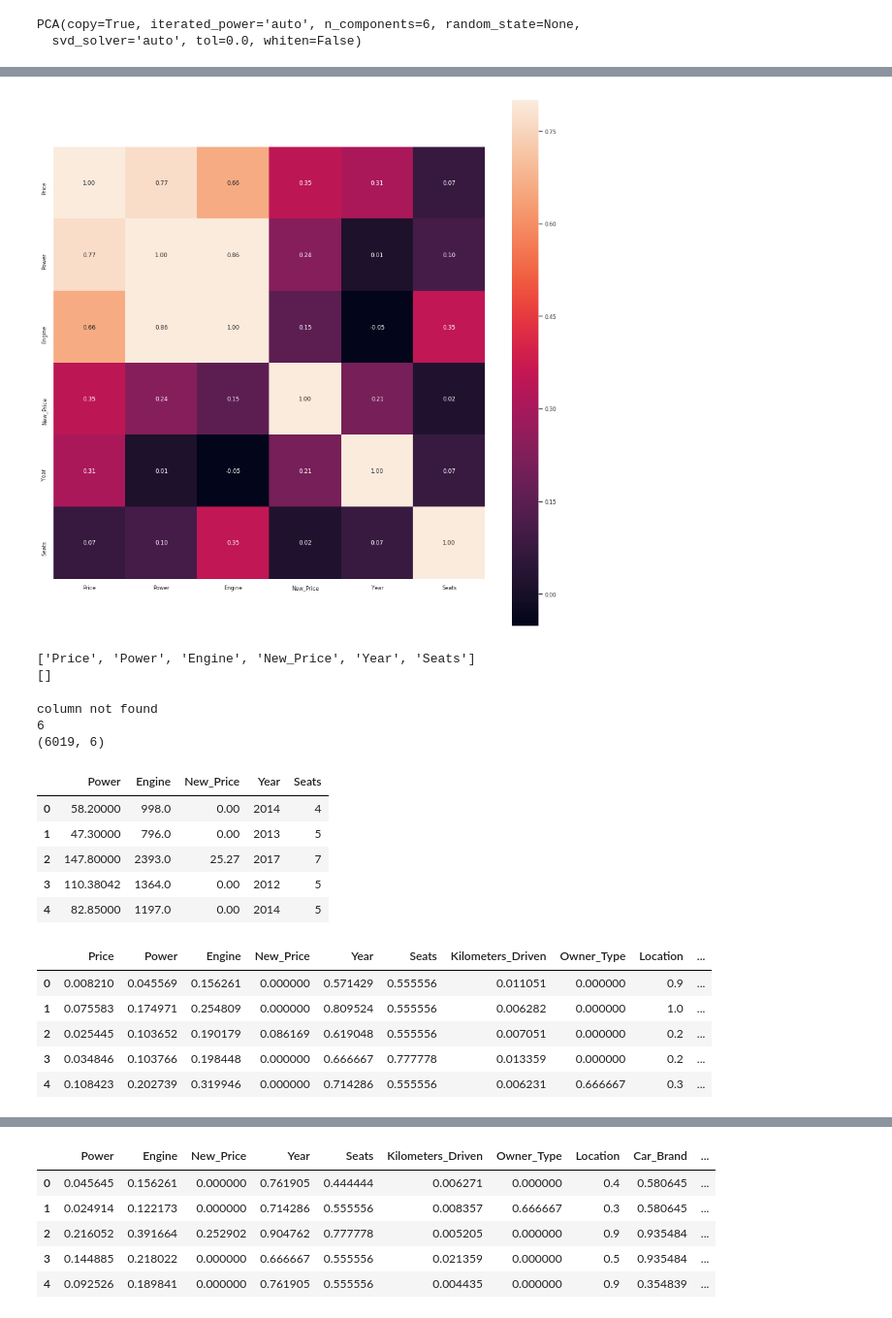
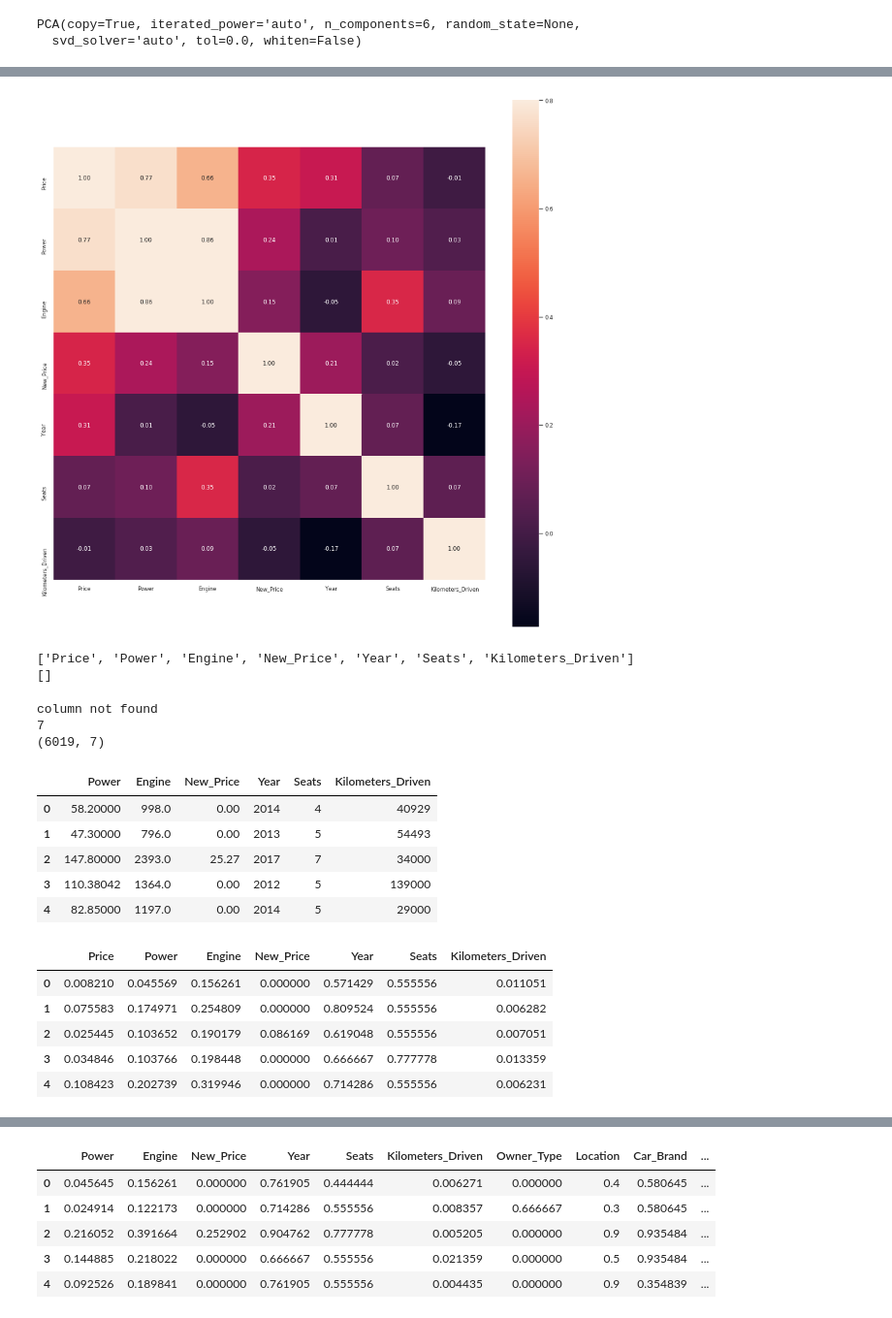
Before and after one commit to koushik-elite/Udacity-samples, a Jupyter notebook: Predicting The Costs Of Used Cars.ipynb, the cells around one changed output, grey strips where cells are left out. Shown at 97% size. Drawn from its saved outputs; the diff is of its cells as text; code cells hidden in the pictures.

```diff
--- a/Predicting The Costs Of Used Cars.ipynb
+++ b/Predicting The Costs Of Used Cars.ipynb
@@ -237,23 +260,23 @@ plt.plot(var1)
 # %%
-k = 6
+k = 7
 min_val_corr = -0.26
 corrmat = train.corr()
 ser_corr = corrmat.nlargest(k, 'Price')['Price']
 cols = ser_corr.index
 cm = np.corrcoef(train[cols].values.T)
 sns.set(font_scale=0.75)
 f, ax = plt.subplots(figsize=(15, 15))
 sns.heatmap(cm, cbar=True, annot=True, square=True, vmax=.8, fmt='.2f', yticklabels=cols.values, xticklabels=cols.values)
 plt.show()
 # %% [output]
-[figure, old version]
+[figure, new version]
 # %%
 cols_abv_corr_limit = list(ser_corr[ser_corr.values > min_val_corr].index)
 cols_bel_corr_limit = list(ser_corr[ser_corr.values <= min_val_corr].index)
 print(cols_abv_corr_limit)
 print(cols_bel_corr_limit)
 # %% [output]
-['Price', 'Power', 'Engine', 'New_Price', 'Year', 'Seats']
+['Price', 'Power', 'Engine', 'New_Price', 'Year', 'Seats', 'Kilometers_Driven']
 []
 # %%
 trimed_train = pd.DataFrame(columns=cols_abv_corr_limit)
@@ -280,17 +303,17 @@ print(len(col_train))
 print(trimed_train.shape)
 # %% [output]
 column not found
-6
-(6019, 6)
+7
+(6019, 7)
 # %%
 display(trimed_test.head())
 # %% [output]
-|  | Power | Engine | New_Price | Year | Seats |
-| 0 | 58.20000 | 998.0 | 0.00 | 2014 | 4 |
-| 1 | 47.30000 | 796.0 | 0.00 | 2013 | 5 |
-| 2 | 147.80000 | 2393.0 | 25.27 | 2017 | 7 |
-| 3 | 110.38042 | 1364.0 | 0.00 | 2012 | 5 |
-| 4 | 82.85000 | 1197.0 | 0.00 | 2014 | 5 |
+|  | Power | Engine | New_Price | Year | Seats | Kilometers_Driven |
+| 0 | 58.20000 | 998.0 | 0.00 | 2014 | 4 | 40929 |
+| 1 | 47.30000 | 796.0 | 0.00 | 2013 | 5 | 54493 |
+| 2 | 147.80000 | 2393.0 | 25.27 | 2017 | 7 | 34000 |
+| 3 | 110.38042 | 1364.0 | 0.00 | 2012 | 5 | 139000 |
+| 4 | 82.85000 | 1197.0 | 0.00 | 2014 | 5 | 29000 |
 # %%
 mat_train = np.matrix(trimed_train)
 mat_test  = np.matrix(trimed_test)
@@ -298,8 +321,8 @@ mat_test  = np.matrix(trimed_test)
 mat_new = np.matrix(trimed_train.drop('Price',axis = 1))
 mat_y = np.array(trimed_train.Price).reshape((6019,1))
 
-prepro_y = MinMaxScaler()
-prepro_y.fit(mat_y)
+#prepro_y = MinMaxScaler()
+#prepro_y.fit(mat_y)
 
 prepro = MinMaxScaler()
 prepro.fit(mat_train)
@@ -316,12 +339,12 @@ test_set  = pd.DataFrame(prepro_test.transform(mat_test),columns = col_train_bis
 
 display(train_set.head())
 # %% [output]
-|  | Price | Power | Engine | New_Price | Year | Seats | Kilometers_Driven | Owner_Type | Location | ... |
-| 0 | 0.008210 | 0.045569 | 0.156261 | 0.000000 | 0.571429 | 0.555556 | 0.011051 | 0.000000 | 0.9 | ... |
-| 1 | 0.075583 | 0.174971 | 0.254809 | 0.000000 | 0.809524 | 0.555556 | 0.006282 | 0.000000 | 1.0 | ... |
-| 2 | 0.025445 | 0.103652 | 0.190179 | 0.086169 | 0.619048 | 0.555556 | 0.007051 | 0.000000 | 0.2 | ... |
-| 3 | 0.034846 | 0.103766 | 0.198448 | 0.000000 | 0.666667 | 0.777778 | 0.013359 | 0.000000 | 0.2 | ... |
-| 4 | 0.108423 | 0.202739 | 0.319946 | 0.000000 | 0.714286 | 0.555556 | 0.006231 | 0.666667 | 0.3 | ... |
+|  | Price | Power | Engine | New_Price | Year | Seats | Kilometers_Driven |
+| 0 | 0.008210 | 0.045569 | 0.156261 | 0.000000 | 0.571429 | 0.555556 | 0.011051 |
+| 1 | 0.075583 | 0.174971 | 0.254809 | 0.000000 | 0.809524 | 0.555556 | 0.006282 |
+| 2 | 0.025445 | 0.103652 | 0.190179 | 0.086169 | 0.619048 | 0.555556 | 0.007051 |
+| 3 | 0.034846 | 0.103766 | 0.198448 | 0.000000 | 0.666667 | 0.777778 | 0.013359 |
+| 4 | 0.108423 | 0.202739 | 0.319946 | 0.000000 | 0.714286 | 0.555556 | 0.006231 |
 # %%
 COLUMNS = col_train
 FEATURES = col_train_bis
```
Also changed, not shown: parts of 8 cells of this notebook.
